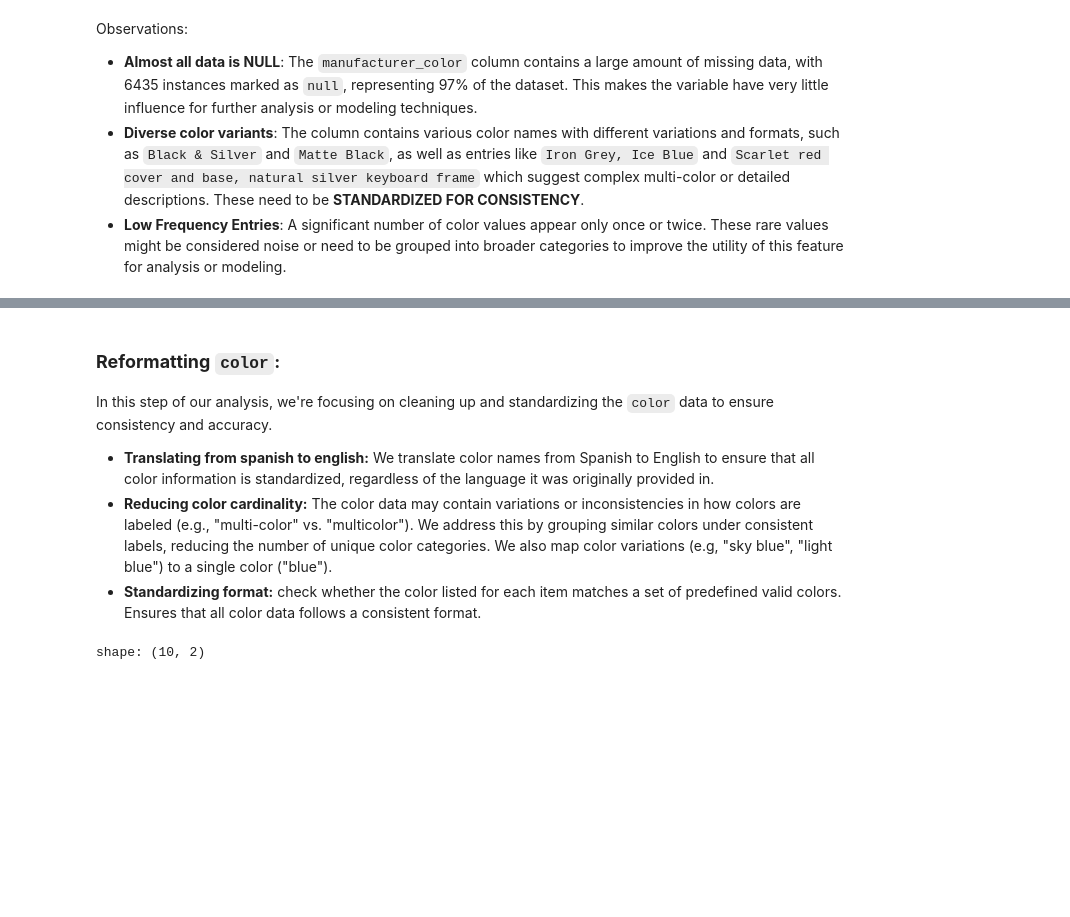
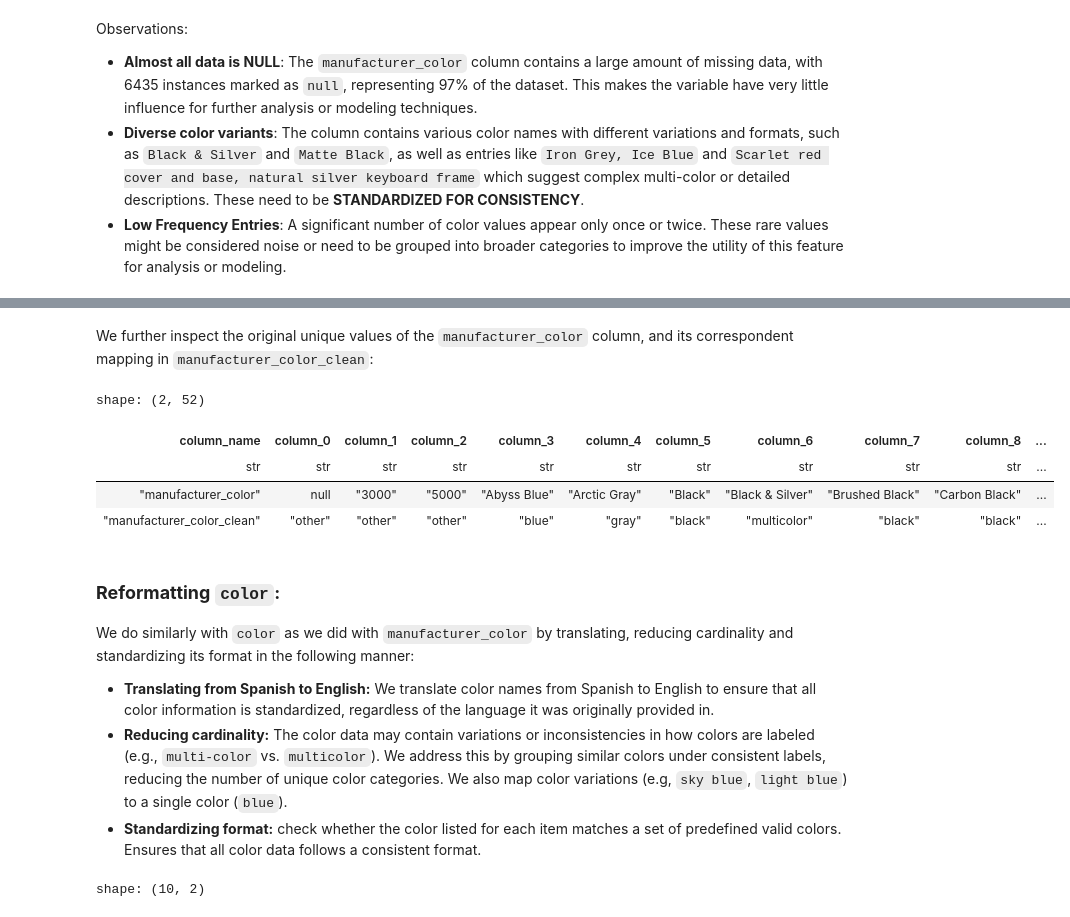
Before and after one commit to jxareas/laptop-price-catboost, a Jupyter notebook: notebooks/laptop_data_cleansing.ipynb, the cells around one changed output, grey strips where cells are left out. Drawn from its saved outputs; the diff is of its cells as text; code cells hidden in the pictures; blank space fills up the shorter version.

Commit message:
Collapse `color` and `manufacturer_color` cleaning into a single section

```diff
--- a/notebooks/laptop_data_cleansing.ipynb
+++ b/notebooks/laptop_data_cleansing.ipynb
@@ -1151,7 +1201,28 @@ def clean_color(color: str, color_list: list = valid_color_values) -> str:
+# %% [markdown]
+We further inspect the original unique values of the `manufacturer_color` column, and its correspondent mapping in `manufacturer_color_clean`:
+# %%
+# Taking a look at all the transformed color labels
+df.select(
+    'manufacturer_color', 'manufacturer_color_clean',
+).unique(
+    subset='manufacturer_color',
+    maintain_order=True,
+).sort(
+    by='manufacturer_color',
+).transpose(
+    include_header=True,
+    header_name='column_name',
+)
+# %% [output]
+shape: (2, 52)
+| column_name | column_0 | column_1 | column_2 | column_3 | column_4 | column_5 | column_6 | column_7 | column_8 | ... |
+| str | str | str | str | str | str | str | str | str | str | ... |
+| "manufacturer_color" | null | "3000" | "5000" | "Abyss Blue" | "Arctic Gray" | "Black" | "Black & Silver" | "Brushed Black" | "Carbon Black" | ... |
+| "manufacturer_color_clean" | "other" | "other" | "other" | "blue" | "gray" | "black" | "multicolor" | "black" | "black" | ... |
 # %% [markdown]
 ### **Reformatting `color`:**
-In this step of our analysis, we're focusing on cleaning up and standardizing the `color` data to ensure consistency and accuracy.
-- **Translating from spanish to english:** We translate color names from Spanish to English to ensure that all color information is standardized, regardless of the language it was originally provided in.
-- **Reducing color cardinality:** The color data may contain variations or inconsistencies in how colors are labeled (e.g., "multi-color" vs. "multicolor"). We address this by grouping similar colors under consistent labels, reducing the number of unique color categories. We also map color variations (e.g, "sky blue", "light blue") to a single color ("blue").
+We do similarly with `color` as we did with `manufacturer_color` by translating, reducing cardinality and standardizing its format in the following manner:
+- **Translating from Spanish to English:** We translate color names from Spanish to English to ensure that all color information is standardized, regardless of the language it was originally provided in.
+- **Reducing cardinality:** The color data may contain variations or inconsistencies in how colors are labeled (e.g., `multi-color` vs. `multicolor`). We address this by grouping similar colors under consistent labels, reducing the number of unique color categories. We also map color variations (e.g, `sky blue`, `light blue`) to a single color (`blue`).
 - **Standardizing format:** check whether the color listed for each item matches a set of predefined valid colors. Ensures that all color data follows a consistent format.
 # %%
```
Also changed, not shown: parts of 19 cells of this notebook, 1 other file.
